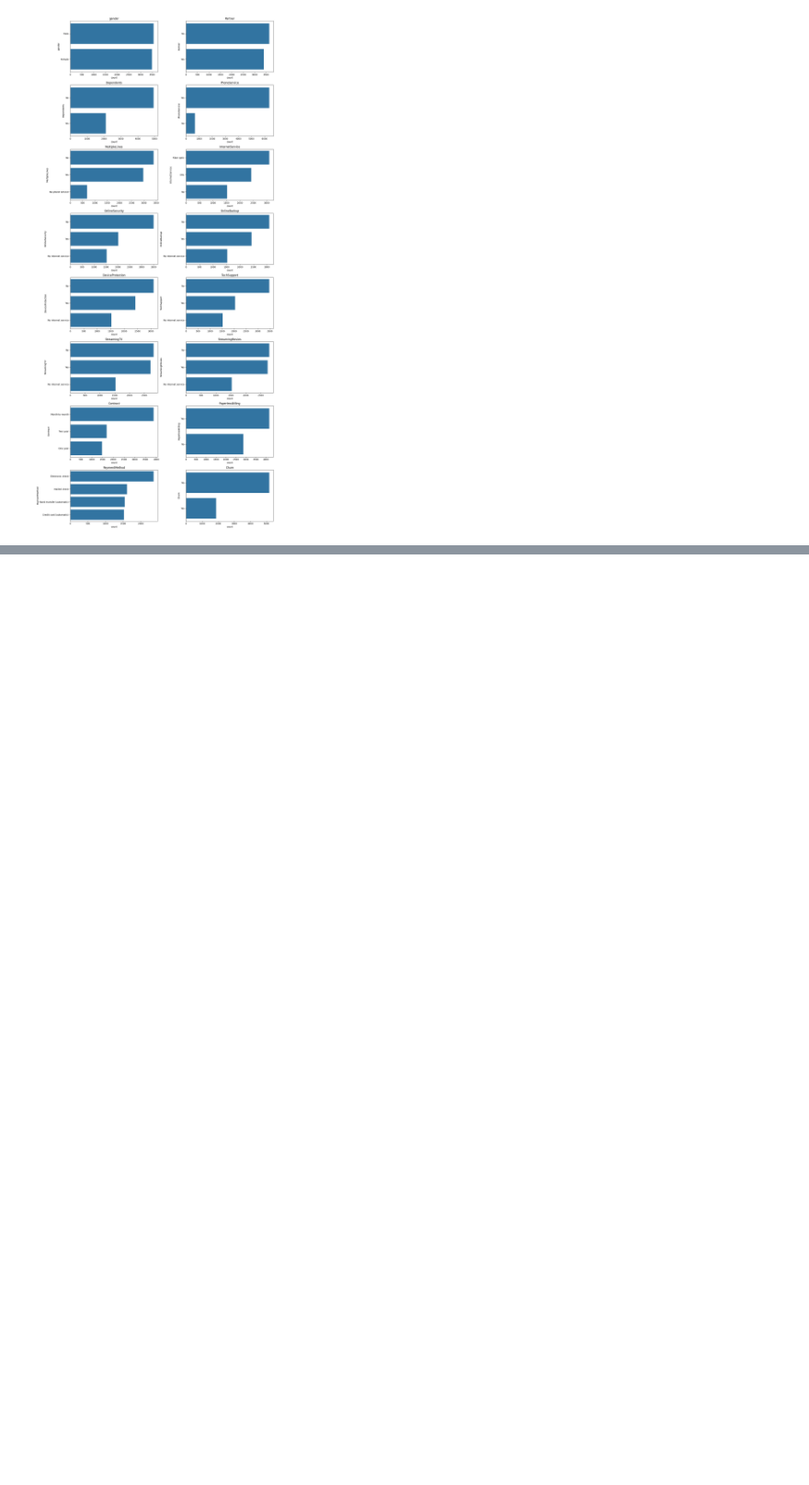
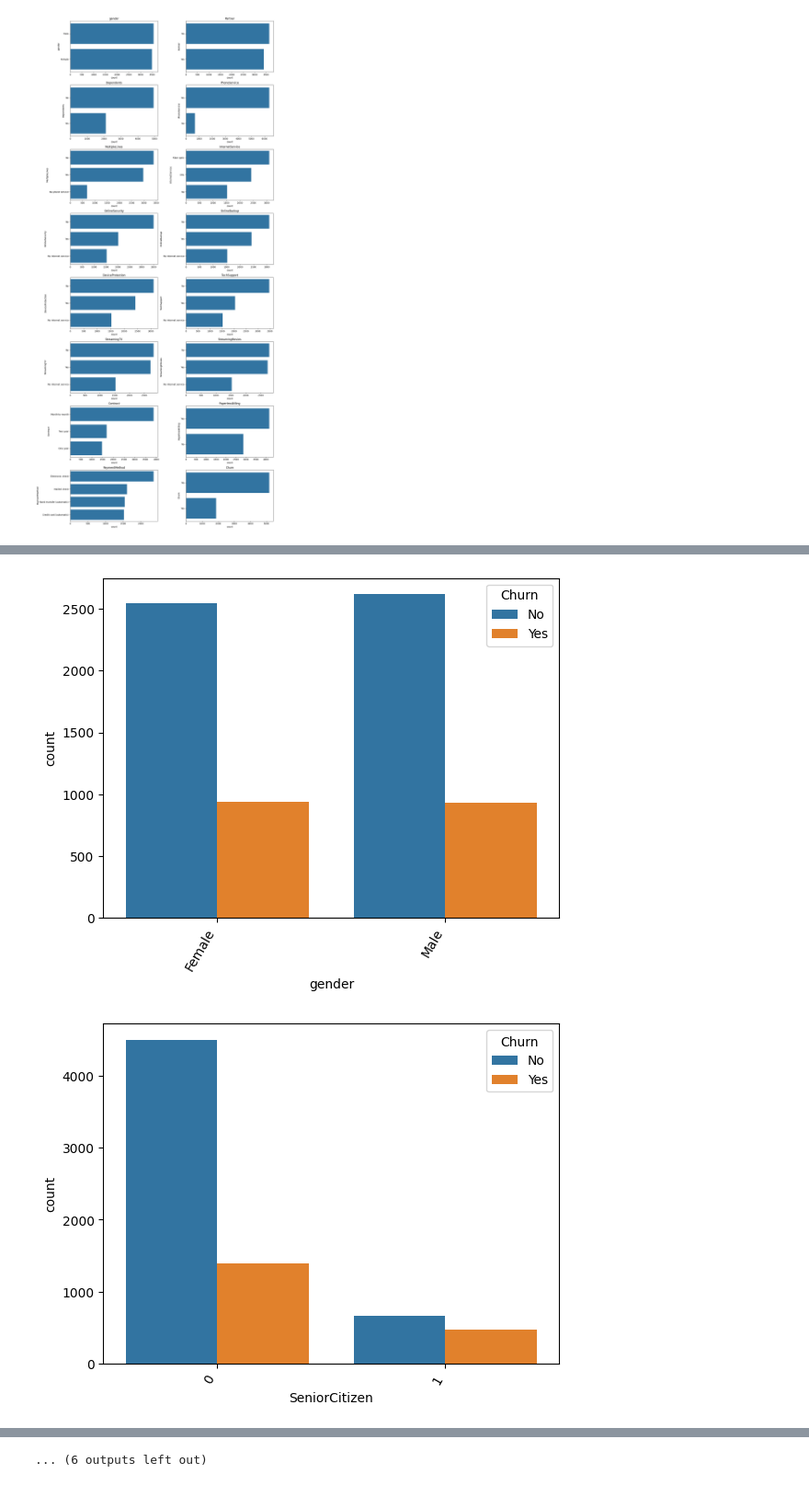
Before and after one commit to Suryansh9369/Telco-Customer-Churn-Prediction, a Jupyter notebook: notebook/01_eda.ipynb, the cells around one changed output, grey strips where cells are left out. Shown: that part at 92% size. Saved outputs shown, nothing was run; the diff lists cells and outputs as text; code cells hidden in the pictures; blank space fills up the shorter version.

```diff
--- a/notebook/01_eda.ipynb
+++ b/notebook/01_eda.ipynb
@@ -326,0 +342,3 @@ plt.show()
+# %%
+#removing missing value
+df_copy.dropna(how='any', inplace=True)
@@ -326,0 +350,5 @@ plt.show()
+# %%
+#group the tenure in the bins of 12 months
+labels = [f"{i}-{i+11}" for i in range(1,73, 12)]
+
+df_copy['tenure_group']=pd.cut(df_copy['tenure'], range(0,73,12), labels=labels, include_lowest=True)
@@ -326,0 +376,8 @@ plt.show()
+# %%
+for i, predictor in enumerate(df_copy.drop(columns=['Churn', 'TotalCharges', 'MonthlyCharges'])):
+    plt.figure(i)
+    sns.countplot(df_copy, x=predictor, hue='Churn', dodge='auto')
+    plt.xticks(rotation=60, ha='right')
+# %% [output]
+[figure, added]
+[figure, added]
@@ -326,0 +394 @@ plt.show()
+... (6 outputs left out)
```
Also changed, not shown: parts of 13 cells of this notebook, 5 other files.
